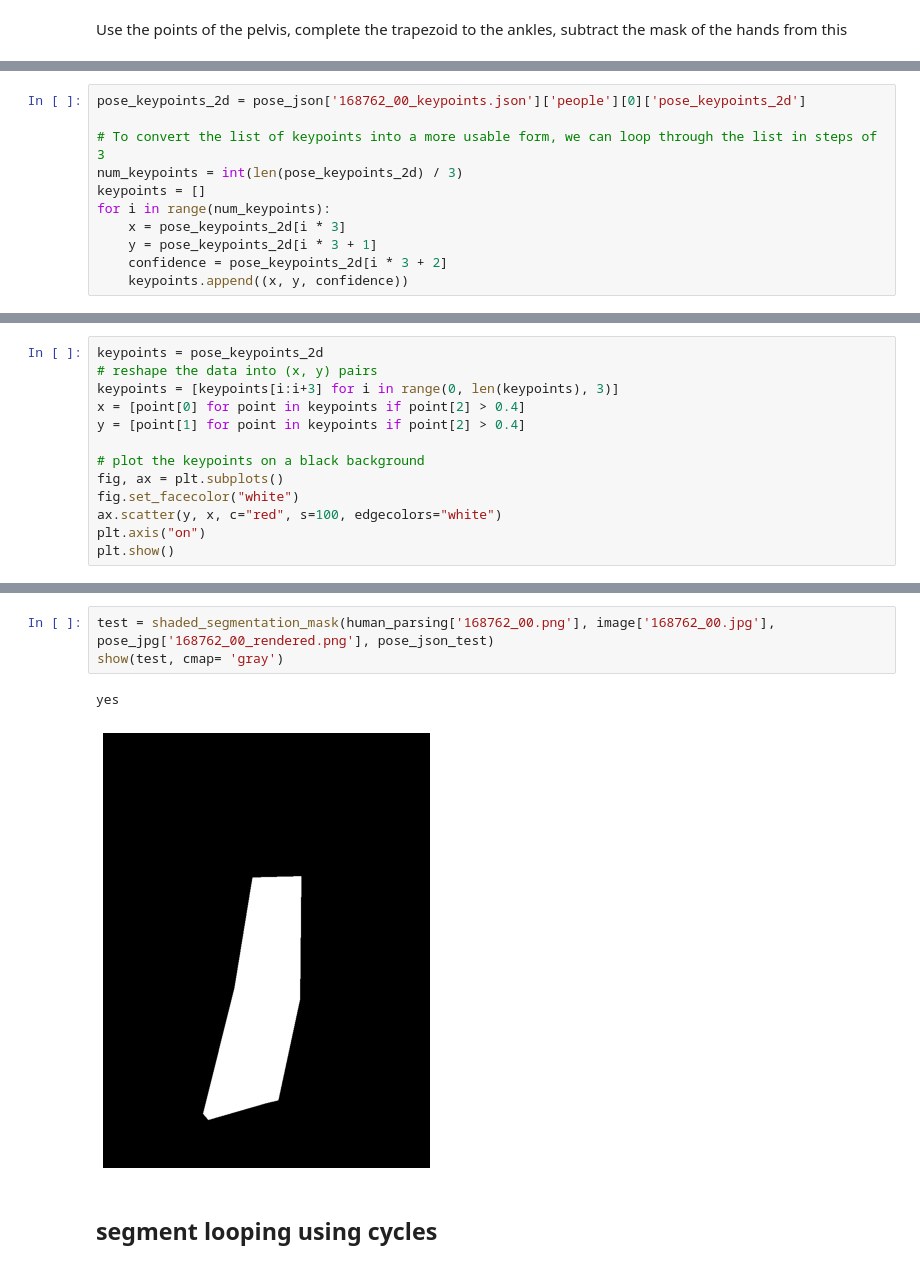
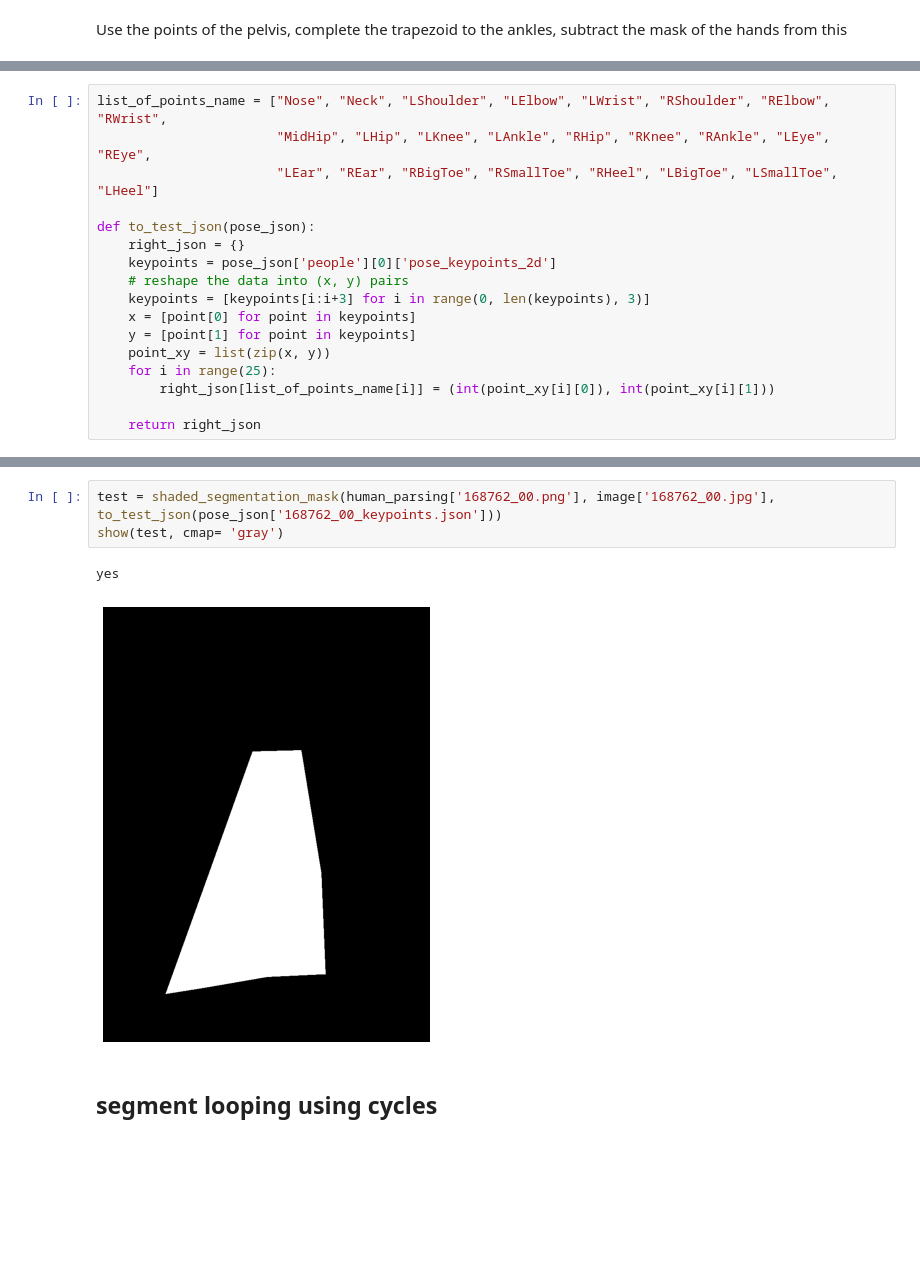
Before and after one commit to Viroslav/CV_final_task, a Jupyter notebook: Final_task.ipynb, the cells around one changed output, grey strips where cells are left out. Saved outputs shown, nothing was run; the diff lists cells and outputs as text; blank space fills up the shorter version.

```diff
--- a/Final_task.ipynb
+++ b/Final_task.ipynb
@@ -173,11 +172,0 @@ Use the points of the pelvis, complete the trapezoid to the ankles, subtract the
-# %%
-pose_keypoints_2d = pose_json['168762_00_keypoints.json']['people'][0]['pose_keypoints_2d']
-
-# To convert the list of keypoints into a more usable form, we can loop through the list in steps of 3
-num_keypoints = int(len(pose_keypoints_2d) / 3)
-keypoints = []
-for i in range(num_keypoints):
-    x = pose_keypoints_2d[i * 3]
-    y = pose_keypoints_2d[i * 3 + 1]
-    confidence = pose_keypoints_2d[i * 3 + 2]
-    keypoints.append((x, y, confidence))
@@ -204,13 +172,0 @@ keypoints
-# %%
-keypoints = pose_keypoints_2d
-# reshape the data into (x, y) pairs
-keypoints = [keypoints[i:i+3] for i in range(0, len(keypoints), 3)]
-x = [point[0] for point in keypoints if point[2] > 0.4]
-y = [point[1] for point in keypoints if point[2] > 0.4]
-
-# plot the keypoints on a black background
-fig, ax = plt.subplots()
-fig.set_facecolor("white")
-ax.scatter(y, x, c="red", s=100, edgecolors="white")
-plt.axis("on")
-plt.show()
@@ -269,0 +173,17 @@ pose_json_test
+# %%
+list_of_points_name = ["Nose", "Neck", "LShoulder", "LElbow", "LWrist", "RShoulder", "RElbow", "RWrist",
+                       "MidHip", "LHip", "LKnee", "LAnkle", "RHip", "RKnee", "RAnkle", "LEye", "REye",
+                       "LEar", "REar", "RBigToe", "RSmallToe", "RHeel", "LBigToe", "LSmallToe", "LHeel"]
+
+def to_test_json(pose_json):
+    right_json = {}
+    keypoints = pose_json['people'][0]['pose_keypoints_2d']
+    # reshape the data into (x, y) pairs
+    keypoints = [keypoints[i:i+3] for i in range(0, len(keypoints), 3)]
+    x = [point[0] for point in keypoints]
+    y = [point[1] for point in keypoints]
+    point_xy = list(zip(x, y))
+    for i in range(25):
+        right_json[list_of_points_name[i]] = (int(point_xy[i][0]), int(point_xy[i][1]))
+
+    return right_json
@@ -325,11 +285,11 @@ def shaded_segmentation_mask(human_parsing, image, pose_jph, pose_json):
 
     return mask
 # %%
-test = shaded_segmentation_mask(human_parsing['168762_00.png'], image['168762_00.jpg'], pose_jpg['168762_00_rendered.png'], pose_json_test)
+test = shaded_segmentation_mask(human_parsing['168762_00.png'], image['168762_00.jpg'], to_test_json(pose_json['168762_00_keypoints.json']))
 show(test, cmap= 'gray')
 # %% [output]
 yes
-[figure, old version]
+[figure, new version]
 # %% [markdown]
 ## segment looping using cycles
 # %%
```
Also changed, not shown: parts of 32 cells of this notebook.
